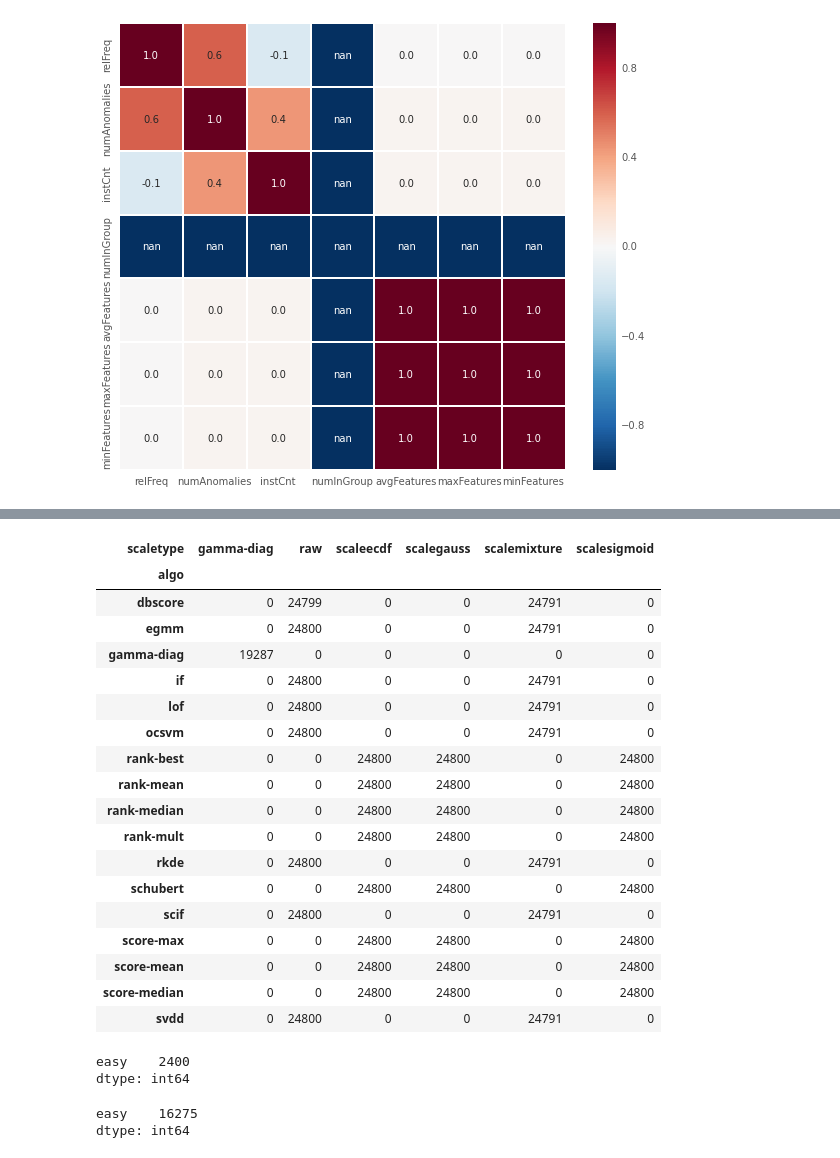
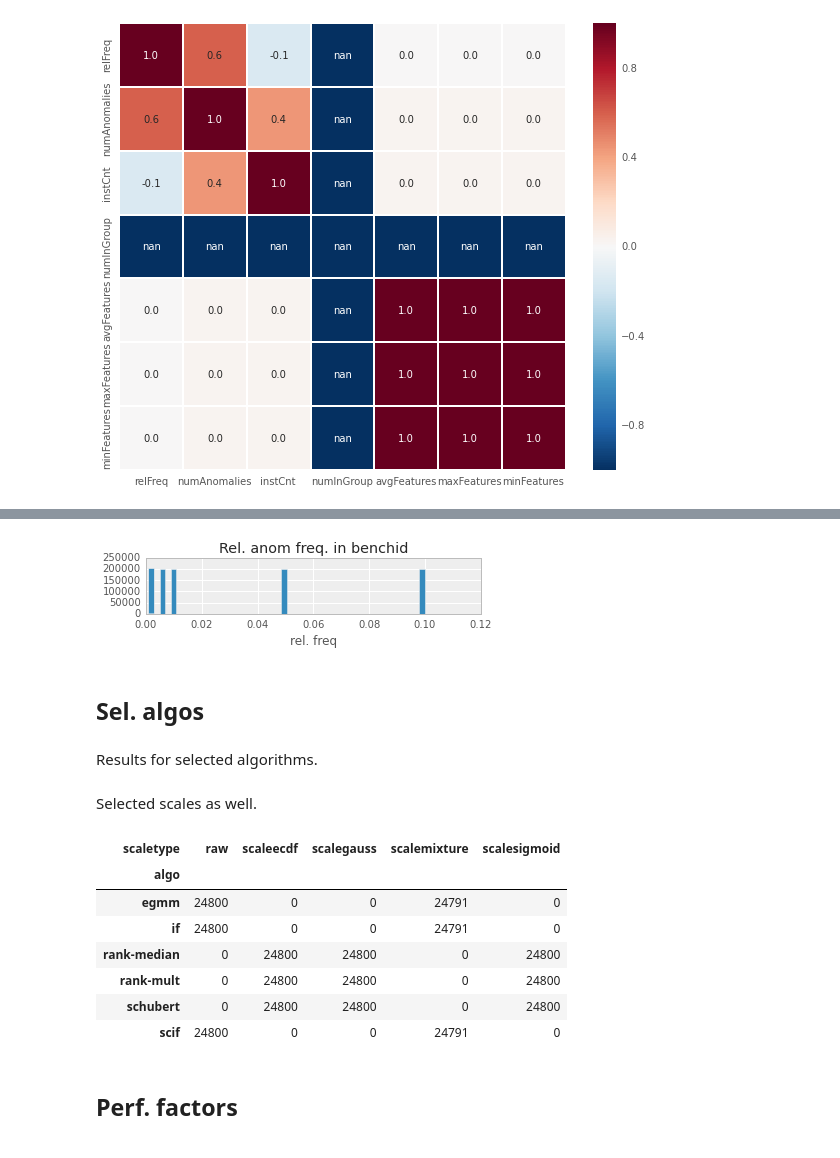
Before and after one commit to alexmemory/ADEns, a Jupyter notebook: notes/20150121_results.ipynb, the cells around one changed output, grey strips where cells are left out. Cells and saved outputs as stored; diff of their text form; code cells hidden in the pictures.

Commit message:
Additional analysis of results

```diff
--- a/notes/20150121_results.ipynb
+++ b/notes/20150121_results.ipynb
@@ -21,3 +26,4 @@ import datetime
 import warnings
 warnings.filterwarnings("ignore", message=".*deprecation.*")
 pd.options.display.mpl_style = 'default'
+pd.options.display.max_columns = None
@@ -206,27 +240,31 @@ scr_info.describe()
+# %%
+plt.figure(figsize=(6,1))
+scr.relFreq.hist(bins=50)
+plt.title('Rel. anom freq. in benchid')
+plt.xlabel('rel. freq')
+plt.show()
+# %% [output]
+[figure, added]
+# %% [markdown]
+## Sel. algos
+# %% [markdown]
+Results for selected algorithms.
 # %%
 alg_sel = ['egmm','if','scif','rank-median','rank-mult','schubert']
 scr_sel = scr[scr.algo.isin(alg_sel)]
+# %% [markdown]
+Selected scales as well.
 # %%
-pd.pivot_table(data=scr, columns="scaletype", index="algo",
+# What algos have results for what score scales?
+pd.pivot_table(data=scr_sel, columns="scaletype", index="algo",
                values="benchid", aggfunc=np.count_nonzero, fill_value=0)
 # %% [output]
-| scaletype | gamma-diag | raw | scaleecdf | scalegauss | scalemixture | scalesigmoid |
-| algo |  |  |  |  |  |  |
-| dbscore | 0 | 24799 | 0 | 0 | 24791 | 0 |
-| egmm | 0 | 24800 | 0 | 0 | 24791 | 0 |
-| gamma-diag | 19287 | 0 | 0 | 0 | 0 | 0 |
-| if | 0 | 24800 | 0 | 0 | 24791 | 0 |
-| lof | 0 | 24800 | 0 | 0 | 24791 | 0 |
-| ocsvm | 0 | 24800 | 0 | 0 | 24791 | 0 |
-| rank-best | 0 | 0 | 24800 | 24800 | 0 | 24800 |
-| rank-mean | 0 | 0 | 24800 | 24800 | 0 | 24800 |
-| rank-median | 0 | 0 | 24800 | 24800 | 0 | 24800 |
-| rank-mult | 0 | 0 | 24800 | 24800 | 0 | 24800 |
-| rkde | 0 | 24800 | 0 | 0 | 24791 | 0 |
-| schubert | 0 | 0 | 24800 | 24800 | 0 | 24800 |
-| scif | 0 | 24800 | 0 | 0 | 24791 | 0 |
-| score-max | 0 | 0 | 24800 | 24800 | 0 | 24800 |
-| score-mean | 0 | 0 | 24800 | 24800 | 0 | 24800 |
-| score-median | 0 | 0 | 24800 | 24800 | 0 | 24800 |
-| svdd | 0 | 24800 | 0 | 0 | 24791 | 0 |
+| scaletype | raw | scaleecdf | scalegauss | scalemixture | scalesigmoid |
+| algo |  |  |  |  |  |
+| egmm | 24800 | 0 | 0 | 24791 | 0 |
+| if | 24800 | 0 | 0 | 24791 | 0 |
+| rank-median | 0 | 24800 | 24800 | 0 | 24800 |
+| rank-mult | 0 | 24800 | 24800 | 0 | 24800 |
+| schubert | 0 | 24800 | 24800 | 0 | 24800 |
+| scif | 24800 | 0 | 0 | 24791 | 0 |
 # %%
@@ -233,11 +272,3 @@ pd.pivot_table(data=scr, columns="scaletype", index="algo",
 scr_sel2 = scr_sel[scr_sel.scaletype.isin(['raw','gamma-diag','scalegauss'])]
-# %%
-scr_sel2[scr_sel2.dataset=='opt.digits']['diff'].value_counts()
-# %% [output]
-easy    2400
-dtype: int64
-# %%
-scr[scr.dataset=='opt.digits']['diff'].value_counts()
-# %% [output]
-easy    16275
-dtype: int64
+# %% [markdown]
+## Perf. factors
```
Also changed, not shown: parts of 52 cells of this notebook.
